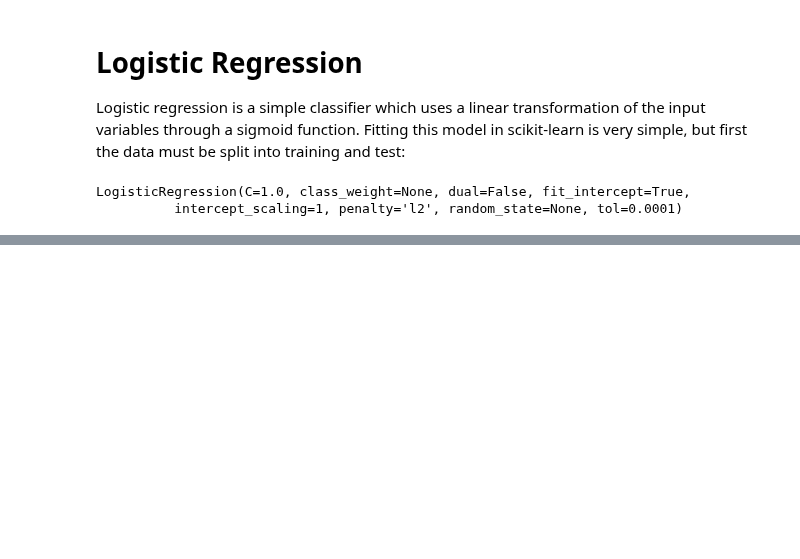
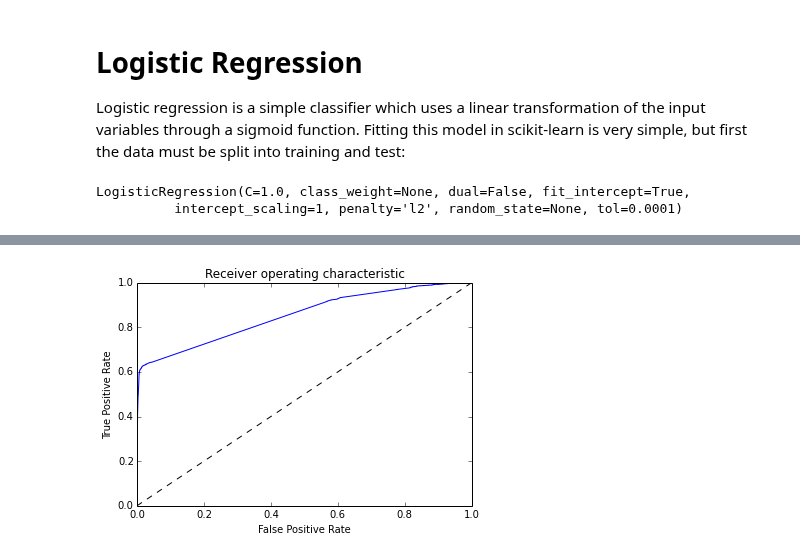
Before and after one commit to gngdb/opencast-bio, a Jupyter notebook: notebooks/Classifier Training.ipynb, the cells around one changed output, grey strips where cells are left out. Cells and saved outputs as stored; diff of their text form; code cells hidden in the pictures; blank space fills up the shorter version.

```diff
--- a/notebooks/Classifier Training.ipynb
+++ b/notebooks/Classifier Training.ipynb
@@ -138,0 +140,4 @@ That probably accounts for the above extremely poor performance.
+# %%
+boostclf = sklearn.ensemble.AdaBoostClassifier(n_estimators=100)
+# %%
+boostclf.fit(Xtrain,ytrain)
@@ -138,0 +151,5 @@ That probably accounts for the above extremely poor performance.
+# %%
+boostestimates = boostclf.predict_proba(Xtest)
+plotroc(ytest,boostestimates)
+# %% [output]
+[figure, added]
```
Also changed, not shown: parts of 37 cells of this notebook.
